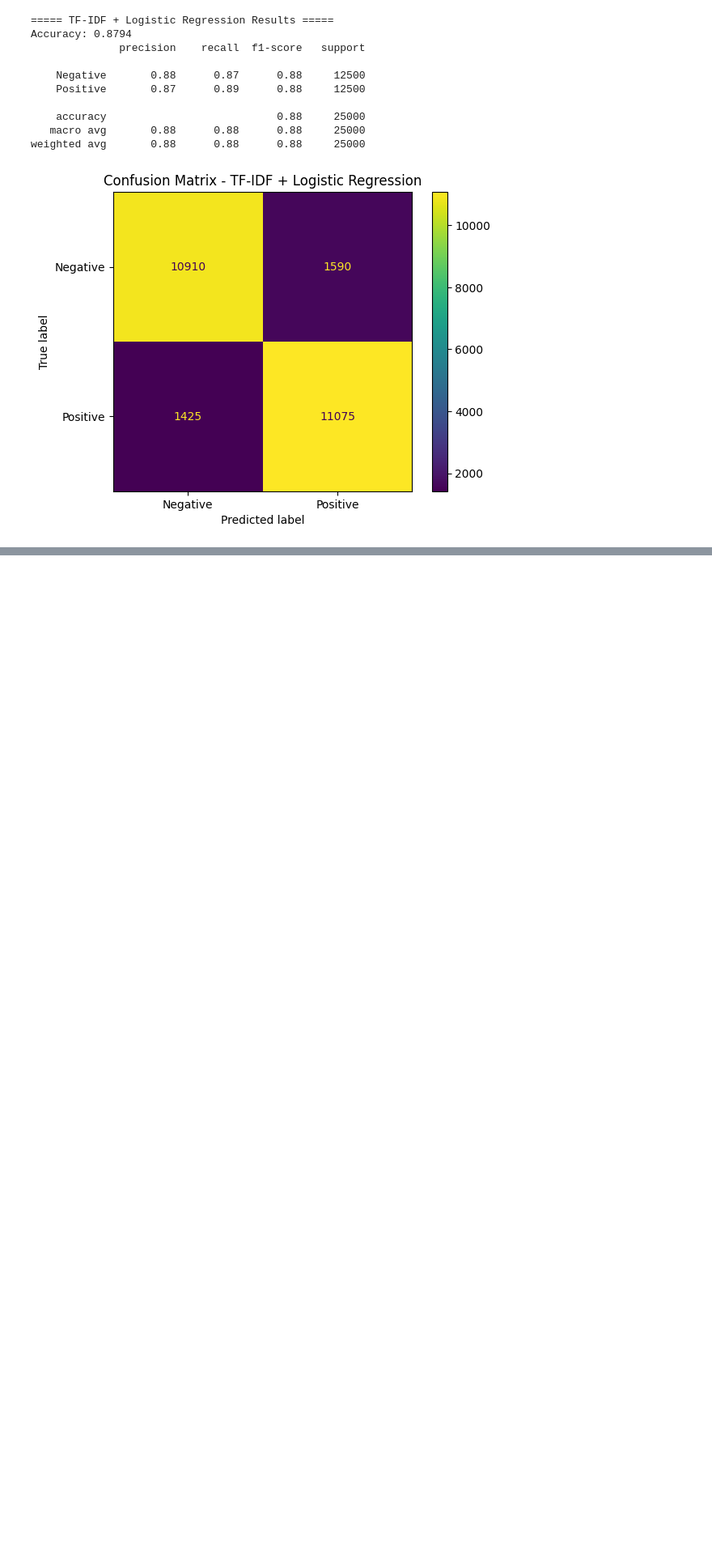
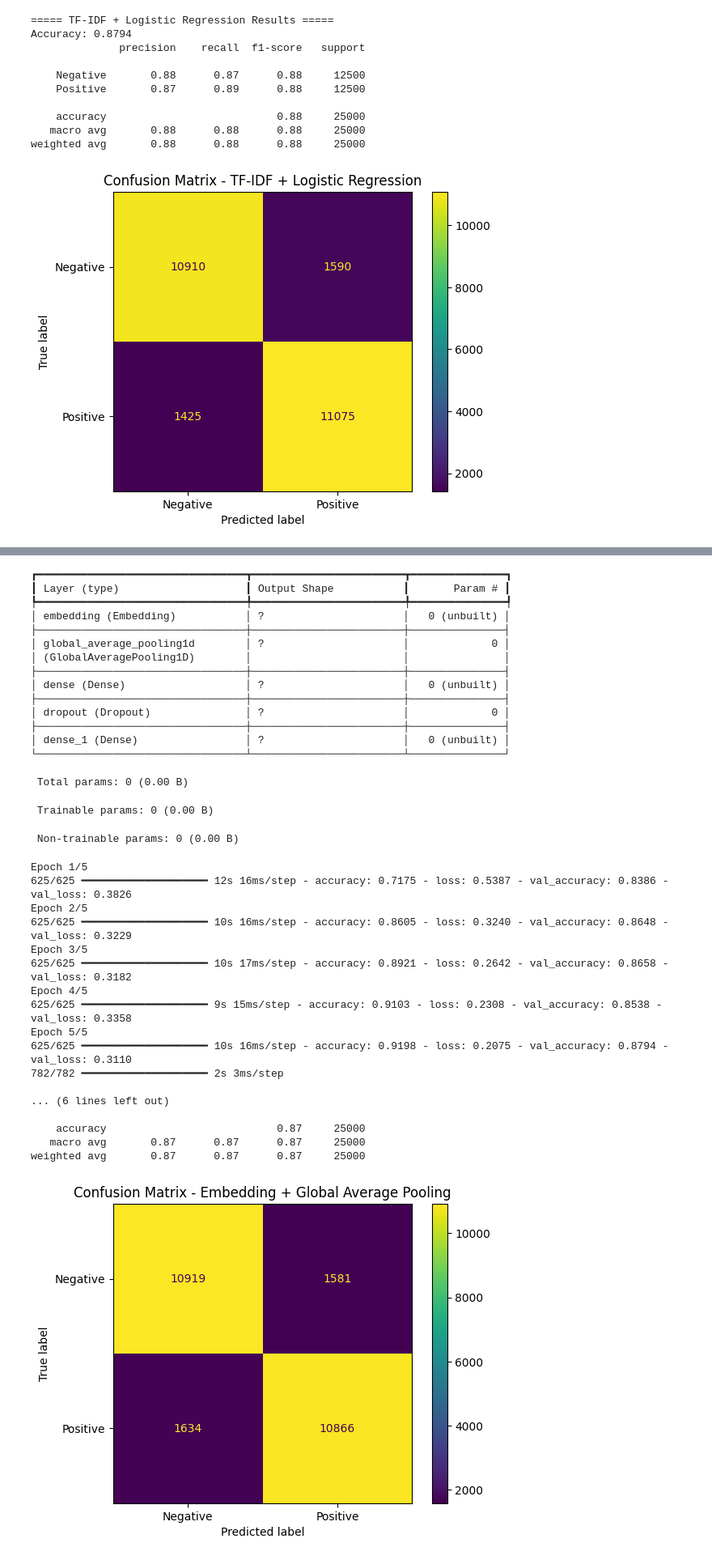
Before and after one commit to Rivier-Computer-Science/SP25-690-Tadikamalla, a Jupyter notebook: COMP690AH2/COMP690AH2_hotel_sentiment_improved.ipynb, the cells around one changed output, grey strips where cells are left out. Shown at 81% size. Cells and saved outputs as stored; diff of their text form; code cells hidden in the pictures; blank space fills up the shorter version.

Commit message:
Model Pool

```diff
--- a/COMP690AH2/COMP690AH2_hotel_sentiment_improved.ipynb
+++ b/COMP690AH2/COMP690AH2_hotel_sentiment_improved.ipynb
@@ -186,3 +186,41 @@ Accuracy: 0.8794
    macro avg       0.88      0.88      0.88     25000
 weighted avg       0.88      0.88      0.88     25000
 [figure]
+# %%
+# Model 1: Embedding + Global Average Pooling
+avg_model = Sequential([
+    Embedding(input_dim=vocab_size, output_dim=embedding_size, input_length=maxlen),
+    GlobalAveragePooling1D(),
+    Dense(64, activation="relu"),
+    Dropout(0.3),
+    Dense(1, activation="sigmoid")
+])
+
+avg_model.compile(
+    optimizer="adam",
+    loss="binary_crossentropy",
+    metrics=["accuracy"]
+)
+
+avg_model.summary()
+
+early_stop = EarlyStopping(
+    monitor="val_loss",
+    patience=2,
+    restore_best_weights=True
+)
+
+history_avg = avg_model.fit(
+    x_train_nn,
+    y_train_nn,
+    validation_data=(x_val_nn, y_val_nn),
+    epochs=epochs,
+    batch_size=batch_size,
+    callbacks=[early_stop],
+    verbose=1
+)
+
+y_pred_avg = (avg_model.predict(x_test_pad) >= 0.5).astype(int).flatten()
+
+evaluate_model("Embedding + Global Average Pooling", y_test, y_pred_avg)
+# %% [output]
@@ -188,0 +228,35 @@ weighted avg       0.88      0.88      0.88     25000
+┏━━━━━━━━━━━━━━━━━━━━━━━━━━━━━━━━━┳━━━━━━━━━━━━━━━━━━━━━━━━┳━━━━━━━━━━━━━━━┓
+┃ Layer (type)                    ┃ Output Shape           ┃       Param # ┃
+┡━━━━━━━━━━━━━━━━━━━━━━━━━━━━━━━━━╇━━━━━━━━━━━━━━━━━━━━━━━━╇━━━━━━━━━━━━━━━┩
+│ embedding (Embedding)           │ ?                      │   0 (unbuilt) │
+├─────────────────────────────────┼────────────────────────┼───────────────┤
+│ global_average_pooling1d        │ ?                      │             0 │
+│ (GlobalAveragePooling1D)        │                        │               │
+├─────────────────────────────────┼────────────────────────┼───────────────┤
+│ dense (Dense)                   │ ?                      │   0 (unbuilt) │
+├─────────────────────────────────┼────────────────────────┼───────────────┤
+│ dropout (Dropout)               │ ?                      │             0 │
+├─────────────────────────────────┼────────────────────────┼───────────────┤
+│ dense_1 (Dense)                 │ ?                      │   0 (unbuilt) │
+└─────────────────────────────────┴────────────────────────┴───────────────┘
+ Total params: 0 (0.00 B)
+ Trainable params: 0 (0.00 B)
+ Non-trainable params: 0 (0.00 B)
+Epoch 1/5
+625/625 ━━━━━━━━━━━━━━━━━━━━ 12s 16ms/step - accuracy: 0.7175 - loss: 0.5387 - val_accuracy: 0.8386 - val_loss: 0.3826
+Epoch 2/5
+625/625 ━━━━━━━━━━━━━━━━━━━━ 10s 16ms/step - accuracy: 0.8605 - loss: 0.3240 - val_accuracy: 0.8648 - val_loss: 0.3229
+Epoch 3/5
+625/625 ━━━━━━━━━━━━━━━━━━━━ 10s 17ms/step - accuracy: 0.8921 - loss: 0.2642 - val_accuracy: 0.8658 - val_loss: 0.3182
+Epoch 4/5
+625/625 ━━━━━━━━━━━━━━━━━━━━ 9s 15ms/step - accuracy: 0.9103 - loss: 0.2308 - val_accuracy: 0.8538 - val_loss: 0.3358
+Epoch 5/5
+625/625 ━━━━━━━━━━━━━━━━━━━━ 10s 16ms/step - accuracy: 0.9198 - loss: 0.2075 - val_accuracy: 0.8794 - val_loss: 0.3110
+782/782 ━━━━━━━━━━━━━━━━━━━━ 2s 3ms/step
+
+... (6 lines left out)
+
+    accuracy                           0.87     25000
+   macro avg       0.87      0.87      0.87     25000
+weighted avg       0.87      0.87      0.87     25000
+[figure, added]
```
Also changed, not shown: parts of 1 cell of this notebook.
